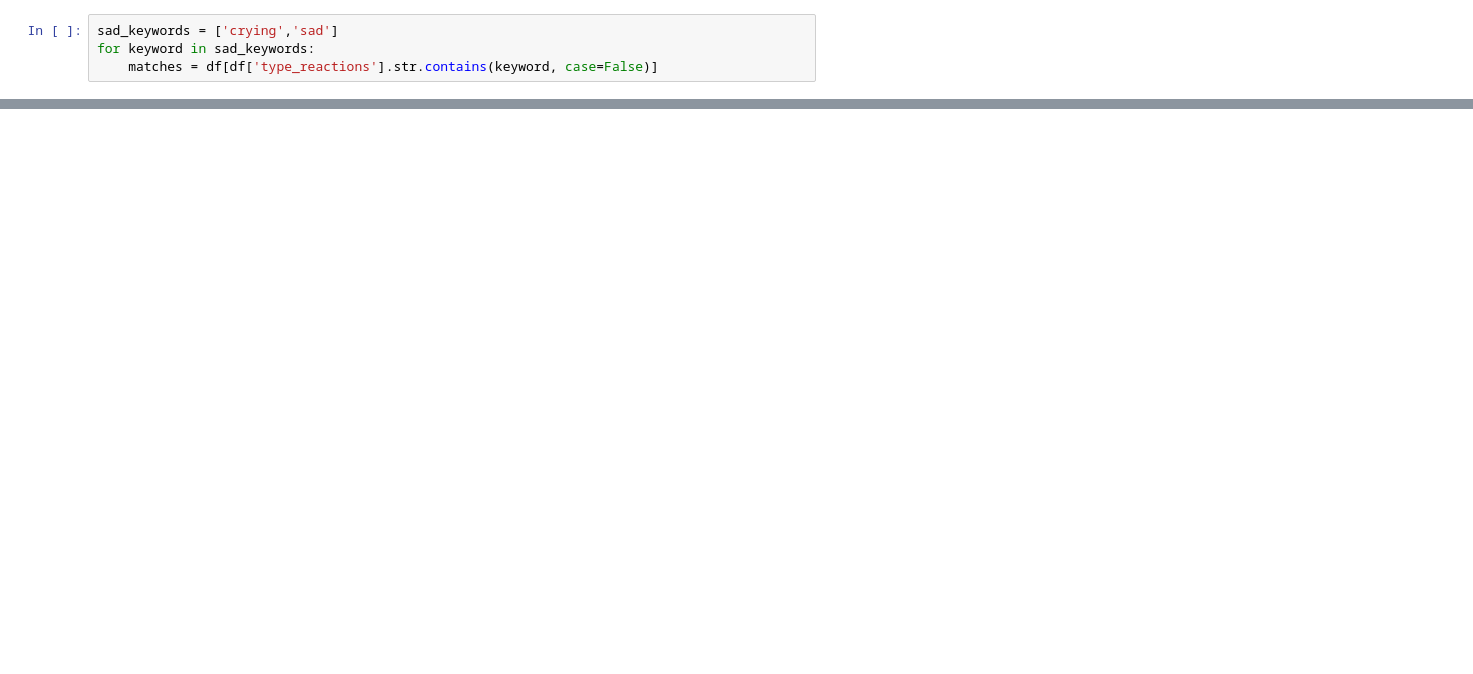
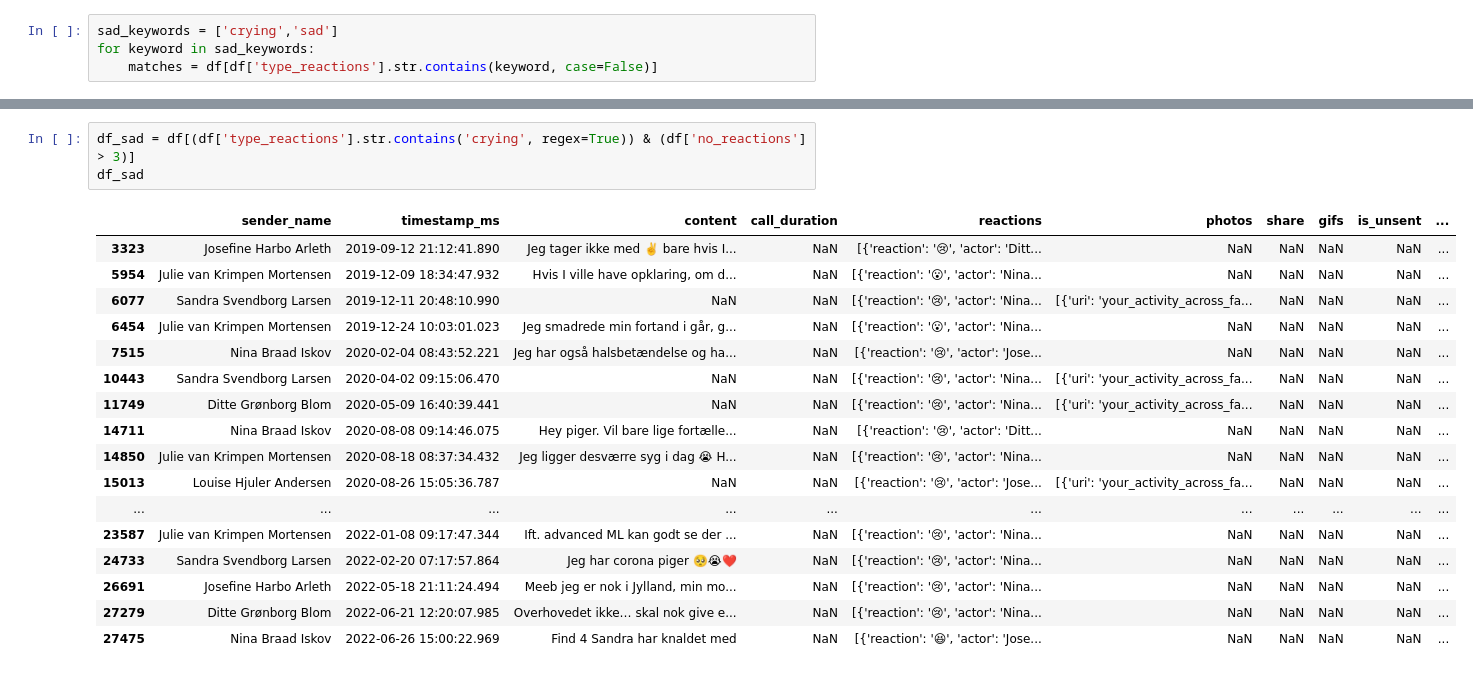
Before and after one commit to ditteblom/MessengerWrapped, a Jupyter notebook: notebook.ipynb, the cells around one changed output, grey strips where cells are left out. Saved outputs shown, nothing was run; the diff lists cells and outputs as text; blank space fills up the shorter version.

```diff
--- a/notebook.ipynb
+++ b/notebook.ipynb
@@ -135,0 +185,21 @@ df['type_reactions'].str.extract(pattern, flags=re.IGNORECASE)
+# %%
+df_sad = df[(df['type_reactions'].str.contains('crying', regex=True)) & (df['no_reactions'] > 3)]
+df_sad
+# %% [output]
+|  | sender_name | timestamp_ms | content | call_duration | reactions | photos | share | gifs | is_unsent | ... |
+| 3323 | Josefine Harbo Arleth | 2019-09-12 21:12:41.890 | Jeg tager ikke med ✌️ bare hvis I... | NaN | [{'reaction': '😢', 'actor': 'Ditt... | NaN | NaN | NaN | NaN | ... |
+| 5954 | Julie van Krimpen Mortensen | 2019-12-09 18:34:47.932 | Hvis I ville have opklaring, om d... | NaN | [{'reaction': '😮', 'actor': 'Nina... | NaN | NaN | NaN | NaN | ... |
+| 6077 | Sandra Svendborg Larsen | 2019-12-11 20:48:10.990 | NaN | NaN | [{'reaction': '😢', 'actor': 'Nina... | [{'uri': 'your_activity_across_fa... | NaN | NaN | NaN | ... |
+| 6454 | Julie van Krimpen Mortensen | 2019-12-24 10:03:01.023 | Jeg smadrede min fortand i går, g... | NaN | [{'reaction': '😮', 'actor': 'Nina... | NaN | NaN | NaN | NaN | ... |
+| 7515 | Nina Braad Iskov | 2020-02-04 08:43:52.221 | Jeg har også halsbetændelse og ha... | NaN | [{'reaction': '😢', 'actor': 'Jose... | NaN | NaN | NaN | NaN | ... |
+| 10443 | Sandra Svendborg Larsen | 2020-04-02 09:15:06.470 | NaN | NaN | [{'reaction': '😢', 'actor': 'Nina... | [{'uri': 'your_activity_across_fa... | NaN | NaN | NaN | ... |
+| 11749 | Ditte Grønborg Blom | 2020-05-09 16:40:39.441 | NaN | NaN | [{'reaction': '😢', 'actor': 'Nina... | [{'uri': 'your_activity_across_fa... | NaN | NaN | NaN | ... |
+| 14711 | Nina Braad Iskov | 2020-08-08 09:14:46.075 | Hey piger. Vil bare lige fortælle... | NaN | [{'reaction': '😢', 'actor': 'Ditt... | NaN | NaN | NaN | NaN | ... |
+| 14850 | Julie van Krimpen Mortensen | 2020-08-18 08:37:34.432 | Jeg ligger desværre syg i dag 😭 H... | NaN | [{'reaction': '😢', 'actor': 'Nina... | NaN | NaN | NaN | NaN | ... |
+| 15013 | Louise Hjuler Andersen | 2020-08-26 15:05:36.787 | NaN | NaN | [{'reaction': '😢', 'actor': 'Jose... | [{'uri': 'your_activity_across_fa... | NaN | NaN | NaN | ... |
+| ... | ... | ... | ... | ... | ... | ... | ... | ... | ... | ... |
+| 23587 | Julie van Krimpen Mortensen | 2022-01-08 09:17:47.344 | Ift. advanced ML kan godt se der ... | NaN | [{'reaction': '😢', 'actor': 'Nina... | NaN | NaN | NaN | NaN | ... |
+| 24733 | Sandra Svendborg Larsen | 2022-02-20 07:17:57.864 | Jeg har corona piger 🥺😭❤️ | NaN | [{'reaction': '😢', 'actor': 'Nina... | NaN | NaN | NaN | NaN | ... |
+| 26691 | Josefine Harbo Arleth | 2022-05-18 21:11:24.494 | Meeb jeg er nok i Jylland, min mo... | NaN | [{'reaction': '😢', 'actor': 'Nina... | NaN | NaN | NaN | NaN | ... |
+| 27279 | Ditte Grønborg Blom | 2022-06-21 12:20:07.985 | Overhovedet ikke… skal nok give e... | NaN | [{'reaction': '😢', 'actor': 'Nina... | NaN | NaN | NaN | NaN | ... |
+| 27475 | Nina Braad Iskov | 2022-06-26 15:00:22.969 | Find 4 Sandra har knaldet med | NaN | [{'reaction': '😆', 'actor': 'Jose... | NaN | NaN | NaN | NaN | ... |
```
Also changed, not shown: parts of 22 cells of this notebook, 2 other files.
